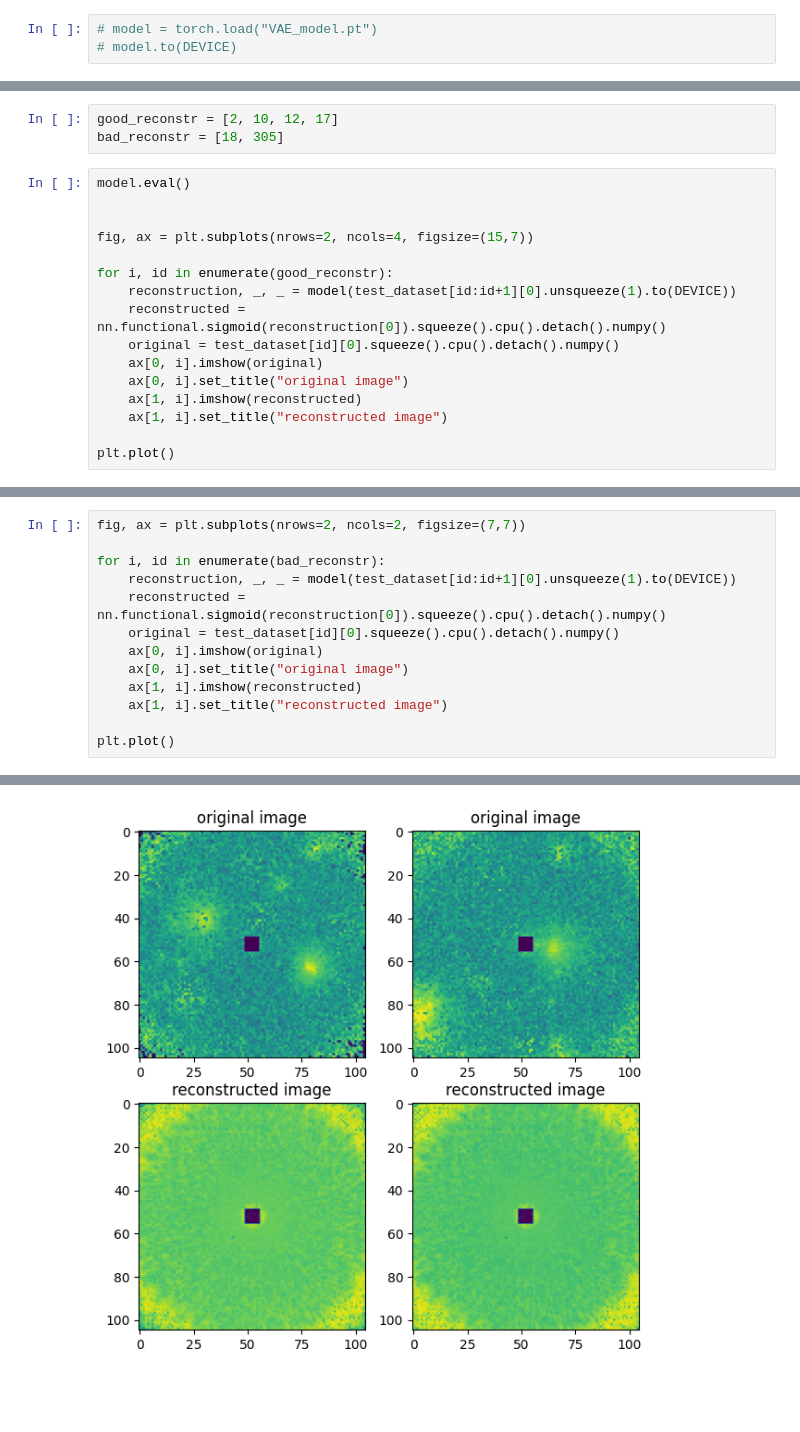
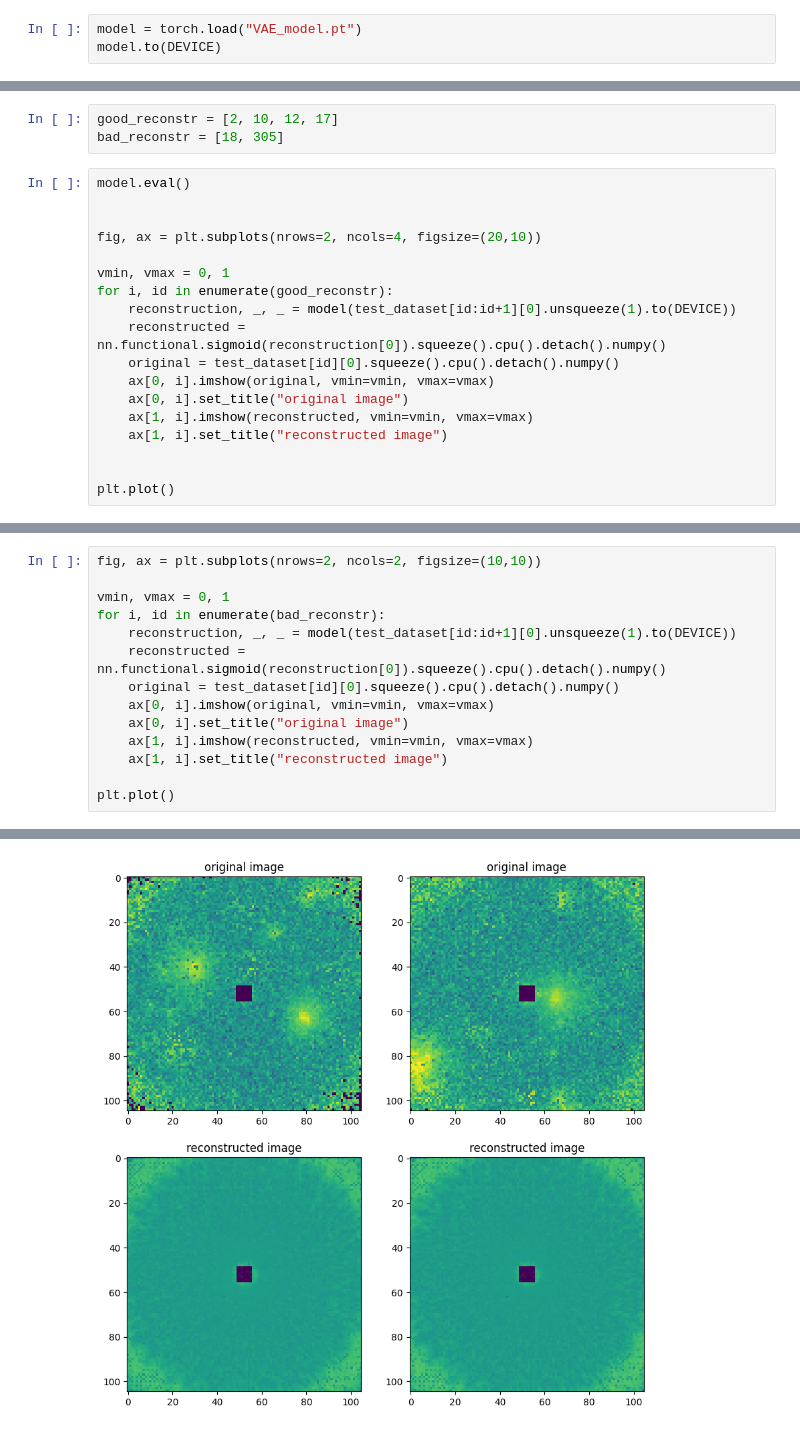
Before and after one commit to my-alaska/ISZ, a Jupyter notebook: FoCal/VAE.ipynb, the cells around one changed output, grey strips where cells are left out. Cells and saved outputs as stored; diff of their text form; blank space fills up the shorter version.

Commit message:
proper plotting

```diff
--- a/FoCal/VAE.ipynb
+++ b/FoCal/VAE.ipynb
@@ -349,8 +349,8 @@ plt.plot()
 []
 [figure]
 # %%
-# model = torch.load("VAE_model.pt")
-# model.to(DEVICE)
+model = torch.load("VAE_model.pt")
+model.to(DEVICE)
 # %% [output]
 VAE(
   (encoder): Sequential(
@@ -376,17 +376,19 @@ bad_reconstr = [18, 305]
 model.eval()
 
 
-fig, ax = plt.subplots(nrows=2, ncols=4, figsize=(15,7))
+fig, ax = plt.subplots(nrows=2, ncols=4, figsize=(20,10))
 
+vmin, vmax = 0, 1
 for i, id in enumerate(good_reconstr):
     reconstruction, _, _ = model(test_dataset[id:id+1][0].unsqueeze(1).to(DEVICE))
     reconstructed = nn.functional.sigmoid(reconstruction[0]).squeeze().cpu().detach().numpy()
     original = test_dataset[id][0].squeeze().cpu().detach().numpy()
-    ax[0, i].imshow(original)
+    ax[0, i].imshow(original, vmin=vmin, vmax=vmax)
     ax[0, i].set_title("original image")
-    ax[1, i].imshow(reconstructed)
+    ax[1, i].imshow(reconstructed, vmin=vmin, vmax=vmax)
     ax[1, i].set_title("reconstructed image")
 
+
 plt.plot()
 # %% [output]
 []
@@ -394,16 +410,17 @@ plt.plot()
 # %%
-fig, ax = plt.subplots(nrows=2, ncols=2, figsize=(7,7))
+fig, ax = plt.subplots(nrows=2, ncols=2, figsize=(10,10))
 
+vmin, vmax = 0, 1
 for i, id in enumerate(bad_reconstr):
     reconstruction, _, _ = model(test_dataset[id:id+1][0].unsqueeze(1).to(DEVICE))
     reconstructed = nn.functional.sigmoid(reconstruction[0]).squeeze().cpu().detach().numpy()
     original = test_dataset[id][0].squeeze().cpu().detach().numpy()
-    ax[0, i].imshow(original)
+    ax[0, i].imshow(original, vmin=vmin, vmax=vmax)
     ax[0, i].set_title("original image")
-    ax[1, i].imshow(reconstructed)
+    ax[1, i].imshow(reconstructed, vmin=vmin, vmax=vmax)
     ax[1, i].set_title("reconstructed image")
 
 plt.plot()
 # %% [output]
 []
-[figure, old version]
+[figure, new version]
```
Also changed, not shown: parts of 5 cells of this notebook.
